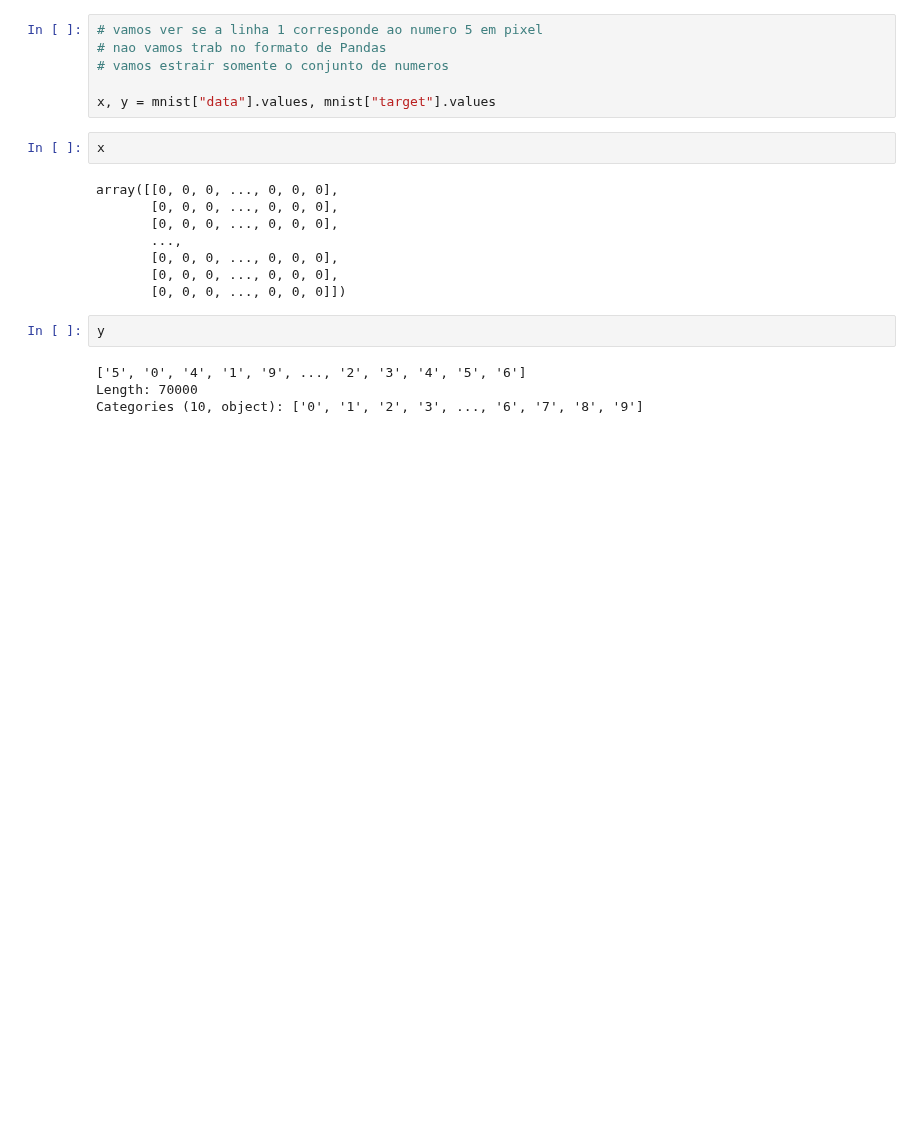
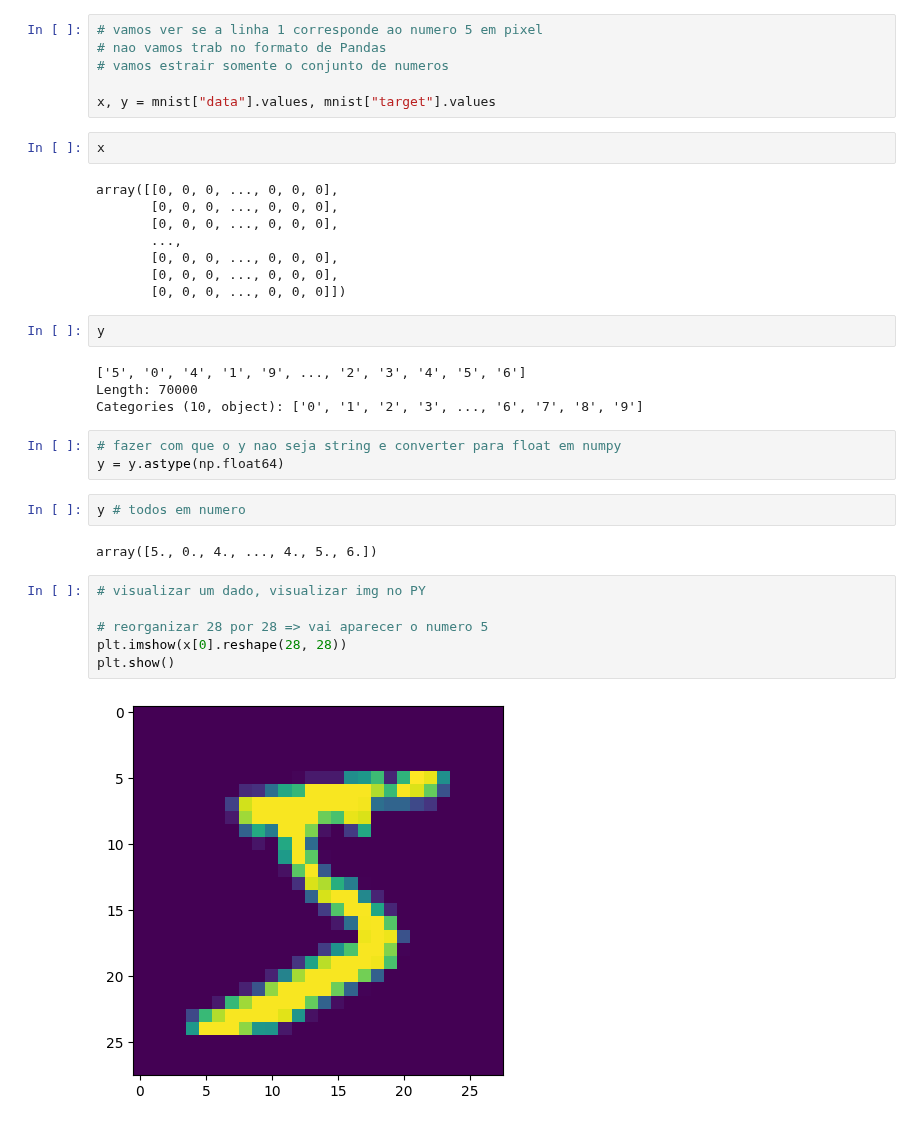
Before and after one commit to ludiemert/Classification_Regression_Models, a Jupyter notebook: 7_Classification_Regression_Models/Class_Regression_Models.ipynb, the cells around one changed output. Cells and saved outputs as stored; diff of their text form; blank space fills up the shorter version.

Commit message:
visualizar date

```diff
--- a/7_Classification_Regression_Models/Class_Regression_Models.ipynb
+++ b/7_Classification_Regression_Models/Class_Regression_Models.ipynb
@@ -108,3 +108,18 @@ y
 ['5', '0', '4', '1', '9', ..., '2', '3', '4', '5', '6']
 Length: 70000
 Categories (10, object): ['0', '1', '2', '3', ..., '6', '7', '8', '9']
+# %%
+# fazer com que o y nao seja string e converter para float em numpy
+y = y.astype(np.float64)
+# %%
+y # todos em numero
+# %% [output]
+array([5., 0., 4., ..., 4., 5., 6.])
+# %%
+# visualizar um dado, visualizar img no PY
+
+# reorganizar 28 por 28 => vai aparecer o numero 5
+plt.imshow(x[0].reshape(28, 28))
+plt.show()
+# %% [output]
+[figure, added]
```
Also changed, not shown: 1 other file.
